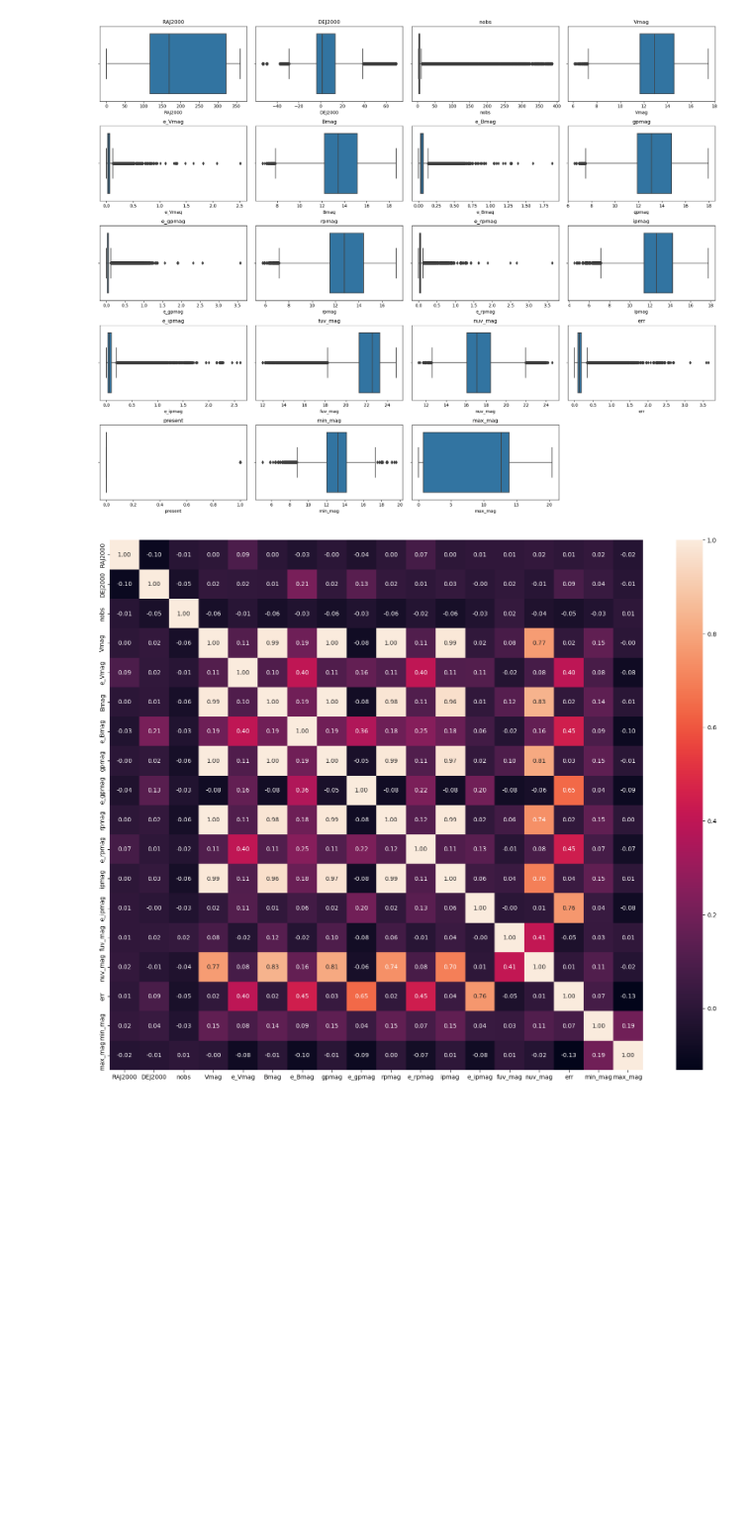
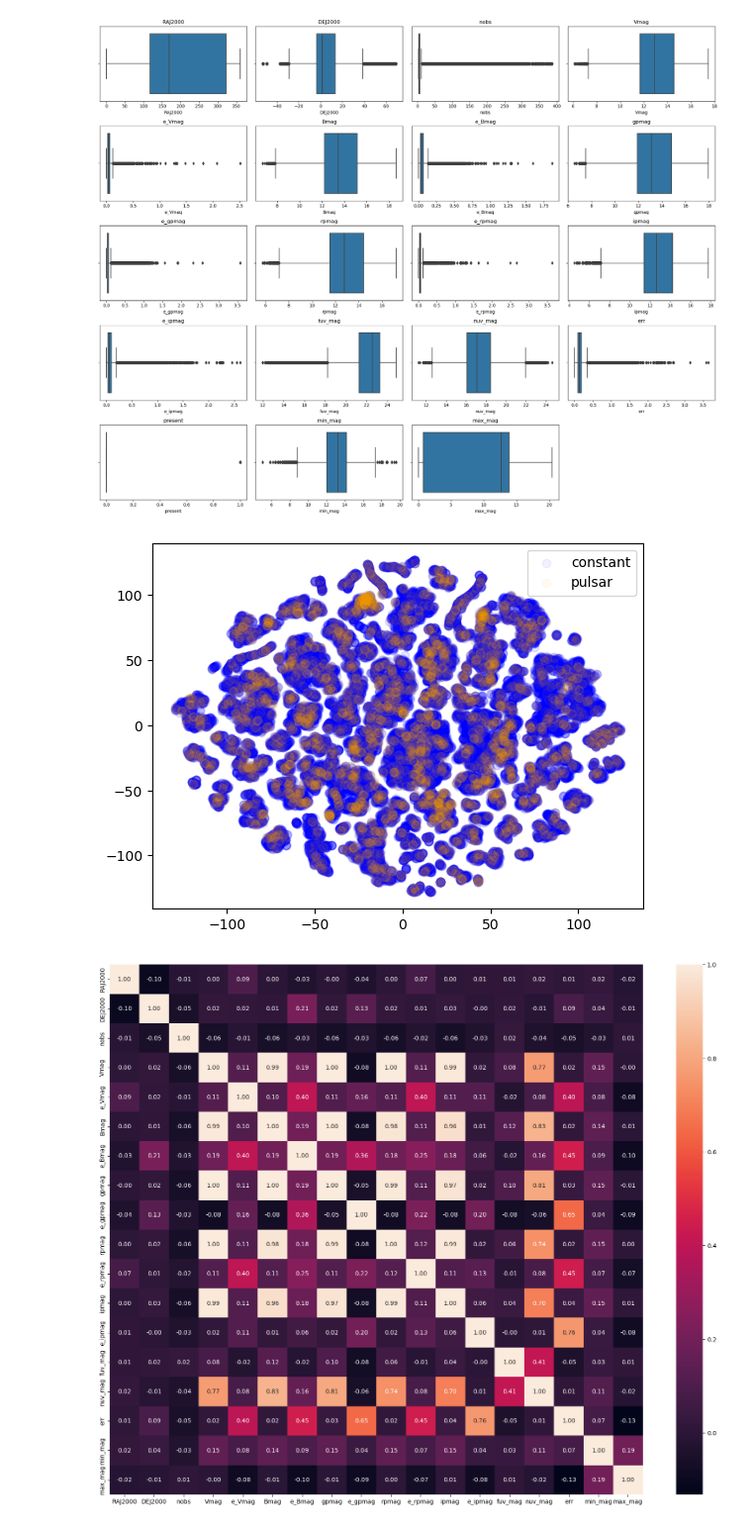
Before and after one commit to DmitryO325/ML_MEPhI_Star_Recognition, a Jupyter notebook: binary_classification.ipynb, the cells around one changed output. Shown at 99% size. Saved outputs shown, nothing was run; the diff lists cells and outputs as text; code cells hidden in the pictures; blank space fills up the shorter version.

```diff
--- a/binary_classification.ipynb
+++ b/binary_classification.ipynb
@@ -135,6 +135,23 @@ plt.show()
 # скорее всего, не являются ошибками в данных
 # %% [output]
 [figure]
+# %%
+# Посмотрим, как распределены звёзды "в космосе"
+from sklearn.manifold import TSNE
+
+plt.figure()
+tsne = TSNE(random_state=42)
+X_repr = tsne.fit_transform(df)
+plt.scatter(X_repr[df['present']==0, 0],
+            X_repr[df['present']==0, 1], alpha=.05, c='blue',
+           label='constant')
+plt.scatter(X_repr[df['present']==1, 0],
+            X_repr[df['present']==1, 1], alpha=.05, c='orange',
+           label='pulsar')
+plt.legend()
+plt.show()
+# %% [output]
+[figure, added]
 # %%
 # Разделим набор данных на матрицу признаков и целевые значения'
 # present - целевой столбец для бинарной классификации'
```
Also changed, not shown: parts of 11 cells of this notebook, 1 other file.
